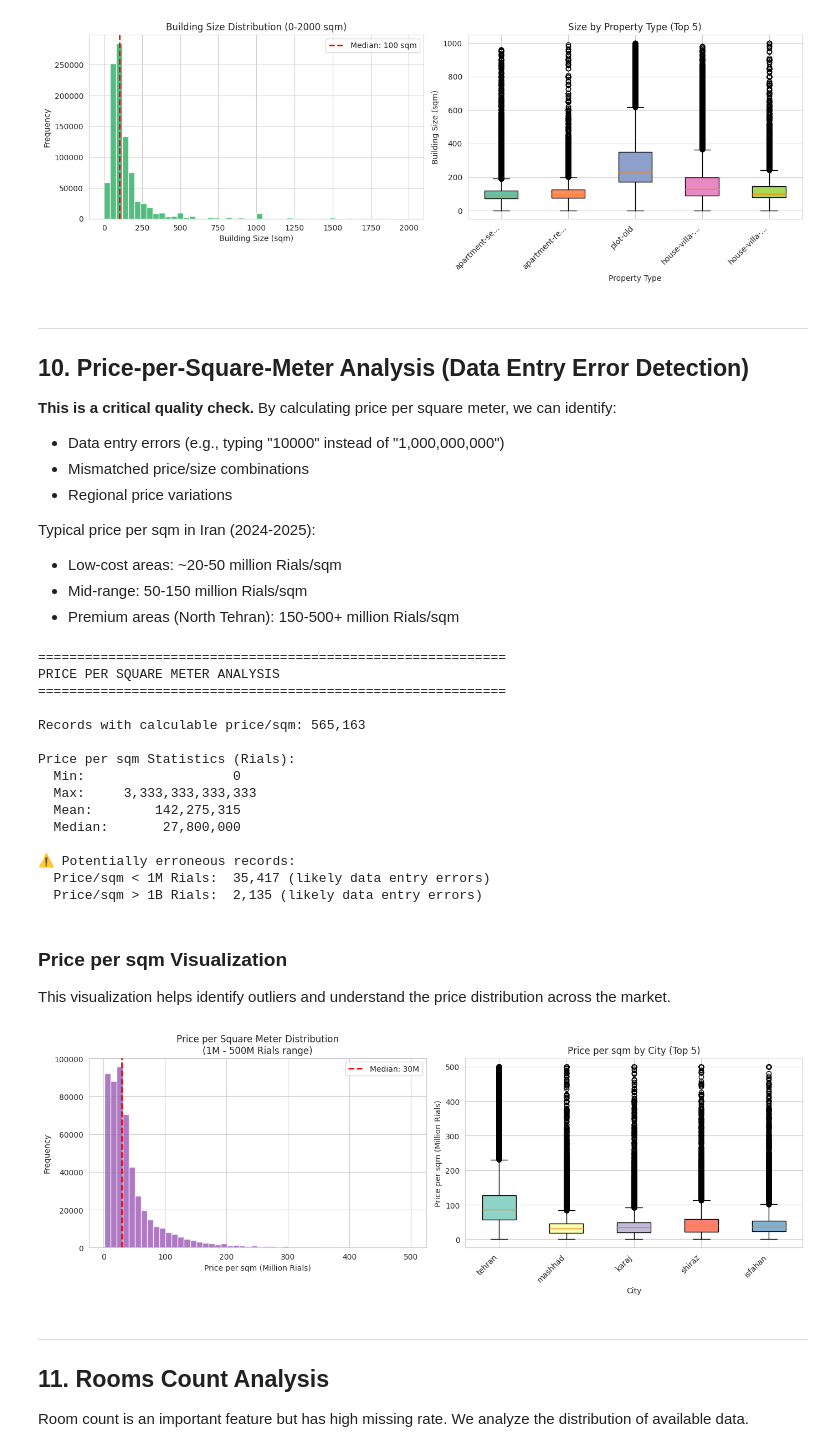
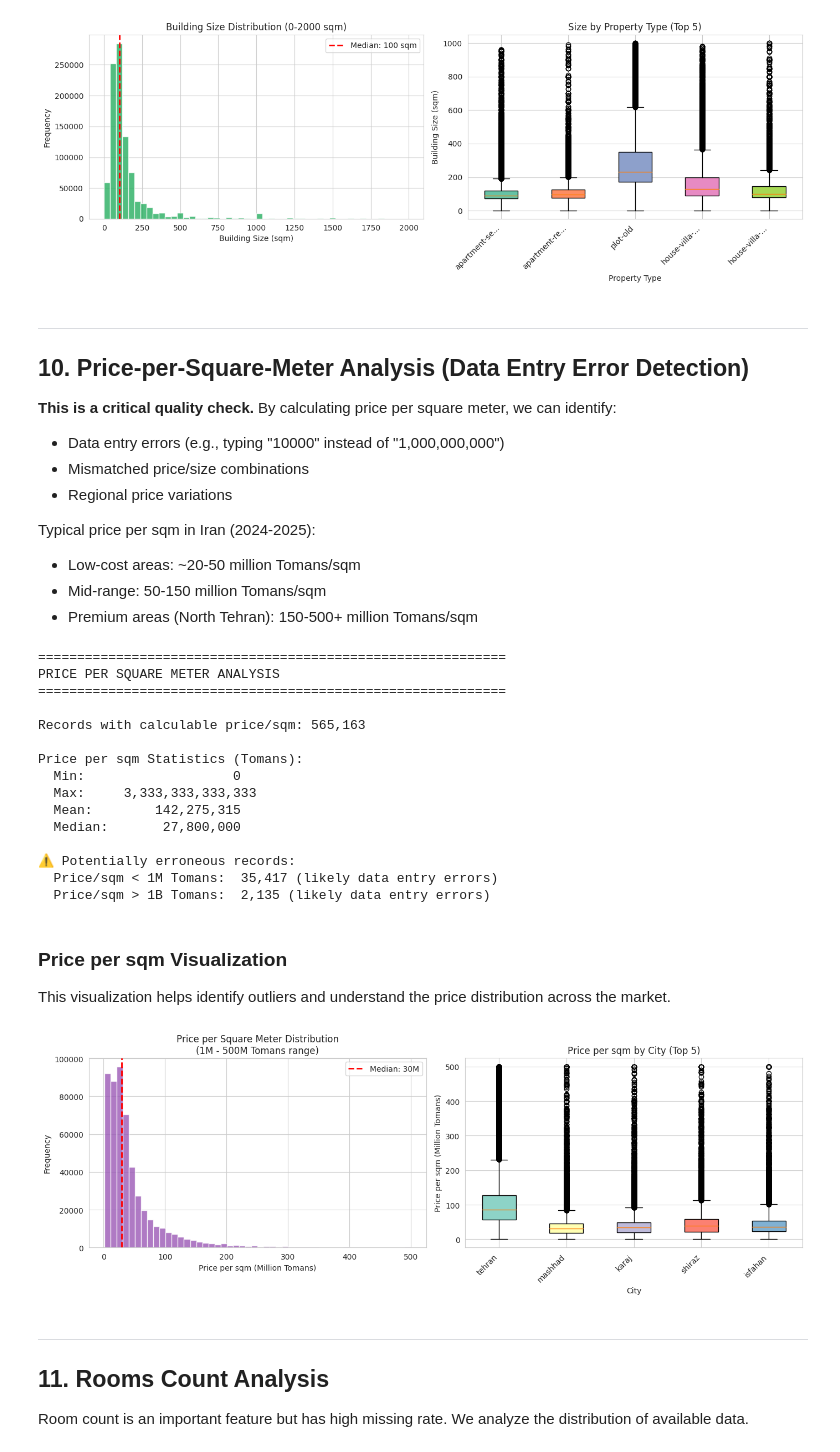
Before and after one commit to bahman-farhadian/pydsai_divar_real_estate_analysis_hossein_hamzehi_mahdi_samdi_azar, a Jupyter notebook: notebooks/01_data_quality.ipynb, the cells around one changed output. Drawn from its saved outputs; the diff is of its cells as text; code cells hidden in the pictures.

```diff
--- a/notebooks/01_data_quality.ipynb
+++ b/notebooks/01_data_quality.ipynb
@@ -662,7 +662,7 @@ if 'price_value' in df.columns:
 
     # Histogram (log scale)
     axes[0].hist(np.log10(price_positive), bins=50, color='steelblue', edgecolor='white', alpha=0.8)
-    axes[0].set_xlabel('Log10(Price in Rials)')
+    axes[0].set_xlabel('Log10(Price in Tomans)')
     axes[0].set_ylabel('Frequency')
     axes[0].set_title('Price Distribution (Log Scale)')
     axes[0].axvline(x=np.log10(price_positive.median()), color='red', linestyle='--',
@@ -674,7 +674,7 @@ if 'price_value' in df.columns:
                                    (price_positive <= price_positive.quantile(0.99))]
     bp = axes[1].boxplot(price_trimmed / 1e9, vert=True, patch_artist=True)
     bp['boxes'][0].set_facecolor('steelblue')
-    axes[1].set_ylabel('Price (Billion Rials)')
+    axes[1].set_ylabel('Price (Billion Tomans)')
     axes[1].set_title('Price Distribution (1st-99th Percentile)\nExcludes extreme outliers')
     axes[1].set_xticklabels(['Price'])
 
@@ -820,9 +820,9 @@ if 'building_size' in df.columns:
 - Regional price variations
 
 Typical price per sqm in Iran (2024-2025):
-- Low-cost areas: ~20-50 million Rials/sqm
-- Mid-range: 50-150 million Rials/sqm
-- Premium areas (North Tehran): 150-500+ million Rials/sqm
+- Low-cost areas: ~20-50 million Tomans/sqm
+- Mid-range: 50-150 million Tomans/sqm
+- Premium areas (North Tehran): 150-500+ million Tomans/sqm
 # %%
 # Calculate price per square meter
 print("=" * 60)
@@ -840,7 +840,7 @@ df.loc[valid_mask, '_price_per_sqm'] = df.loc[valid_mask, '_price_numeric'] / df
 price_per_sqm = df['_price_per_sqm'].dropna()
 
 print(f"\nRecords with calculable price/sqm: {len(price_per_sqm):,}")
-print(f"\nPrice per sqm Statistics (Rials):")
+print(f"\nPrice per sqm Statistics (Tomans):")
 print(f"  Min:     {price_per_sqm.min():>15,.0f}")
 print(f"  Max:     {price_per_sqm.max():>15,.0f}")
 print(f"  Mean:    {price_per_sqm.mean():>15,.0f}")
@@ -851,8 +851,8 @@ very_low_psqm = (price_per_sqm < 1_000_000).sum()  # < 1M per sqm is very suspic
 very_high_psqm = (price_per_sqm > 1_000_000_000).sum()  # > 1B per sqm is very suspicious
 
 print(f"\n⚠ Potentially erroneous records:")
-print(f"  Price/sqm < 1M Rials:  {very_low_psqm:,} (likely data entry errors)")
-print(f"  Price/sqm > 1B Rials:  {very_high_psqm:,} (likely data entry errors)")
+print(f"  Price/sqm < 1M Tomans:  {very_low_psqm:,} (likely data entry errors)")
+print(f"  Price/sqm > 1B Tomans:  {very_high_psqm:,} (likely data entry errors)")
 # %% [output]
 ============================================================
 PRICE PER SQUARE METER ANALYSIS
@@ -860,15 +860,15 @@ PRICE PER SQUARE METER ANALYSIS
 
 Records with calculable price/sqm: 565,163
 
-Price per sqm Statistics (Rials):
+Price per sqm Statistics (Tomans):
   Min:                   0
   Max:     3,333,333,333,333
   Mean:        142,275,315
   Median:       27,800,000
 
 ⚠ Potentially erroneous records:
-  Price/sqm < 1M Rials:  35,417 (likely data entry errors)
-  Price/sqm > 1B Rials:  2,135 (likely data entry errors)
+  Price/sqm < 1M Tomans:  35,417 (likely data entry errors)
+  Price/sqm > 1B Tomans:  2,135 (likely data entry errors)
 # %% [markdown]
 ### Price per sqm Visualization
 
@@ -882,42 +882,42 @@ price_per_sqm_reasonable = price_per_sqm[(price_per_sqm >= 1_000_000) & (price_p
 
 # Histogram
 axes[0].hist(price_per_sqm_reasonable / 1e6, bins=50, color='#9b59b6', edgecolor='white', alpha=0.8)
-axes[0].set_xlabel('Price per sqm (Million Rials)')
+axes[0].set_xlabel('Price per sqm (Million Tomans)')
 axes[0].set_ylabel('Frequency')
-axes[0].set_title('Price per Square Meter Distribution\n(1M - 500M Rials range)')
+axes[0].set_title('Price per Square Meter Distribution\n(1M - 500M Tomans range)')
 axes[0].axvline(x=price_per_sqm_reasonable.median()/1e6, color='red', linestyle='--',
                 linewidth=2, label=f'Median: {price_per_sqm_reasonable.median()/1e6:.0f}M')
 axes[0].legend()
 
 # Box plot by city (top 5 cities)
 if 'city_slug' in df.columns:
     top_cities = df['city_slug'].value_counts().head(5).index.tolist()
     psqm_by_city = []
     city_labels = []
     for city in top_cities:
         city_psqm = df[df['city_slug'] == city]['_price_per_sqm'].dropna()
         city_psqm = city_psqm[(city_psqm >= 1_000_000) & (city_psqm <= 500_000_000)]
         if len(city_psqm) > 100:
             psqm_by_city.append(city_psqm / 1e6)  # Convert to millions
             city_labels.append(city)
 
     bp = axes[1].boxplot(psqm_by_city, labels=city_labels, patch_artist=True)
     colors_box = plt.cm.Set3(range(len(bp['boxes'])))
     for patch, color in zip(bp['boxes'], colors_box):
         patch.set_facecolor(color)
     axes[1].set_xlabel('City')
-    axes[1].set_ylabel('Price per sqm (Million Rials)')
+    axes[1].set_ylabel('Price per sqm (Million Tomans)')
     axes[1].set_title('Price per sqm by City (Top 5)')
     plt.setp(axes[1].xaxis.get_majorticklabels(), rotation=45, ha='right')
 
 plt.tight_layout()
 plt.savefig(FIGURES_PATH / '01_price_per_sqm.png', dpi=150, bbox_inches='tight')
 plt.show()
 
 # Clean up temporary columns
 df.drop(columns=['_price_numeric', '_size_numeric', '_price_per_sqm'], inplace=True, errors='ignore')
 # %% [output]
-[figure, old version]
+[figure, new version]
 # %% [markdown]
 ---
 
```
Also changed, not shown: parts of 5 cells of this notebook, 18 other files.
